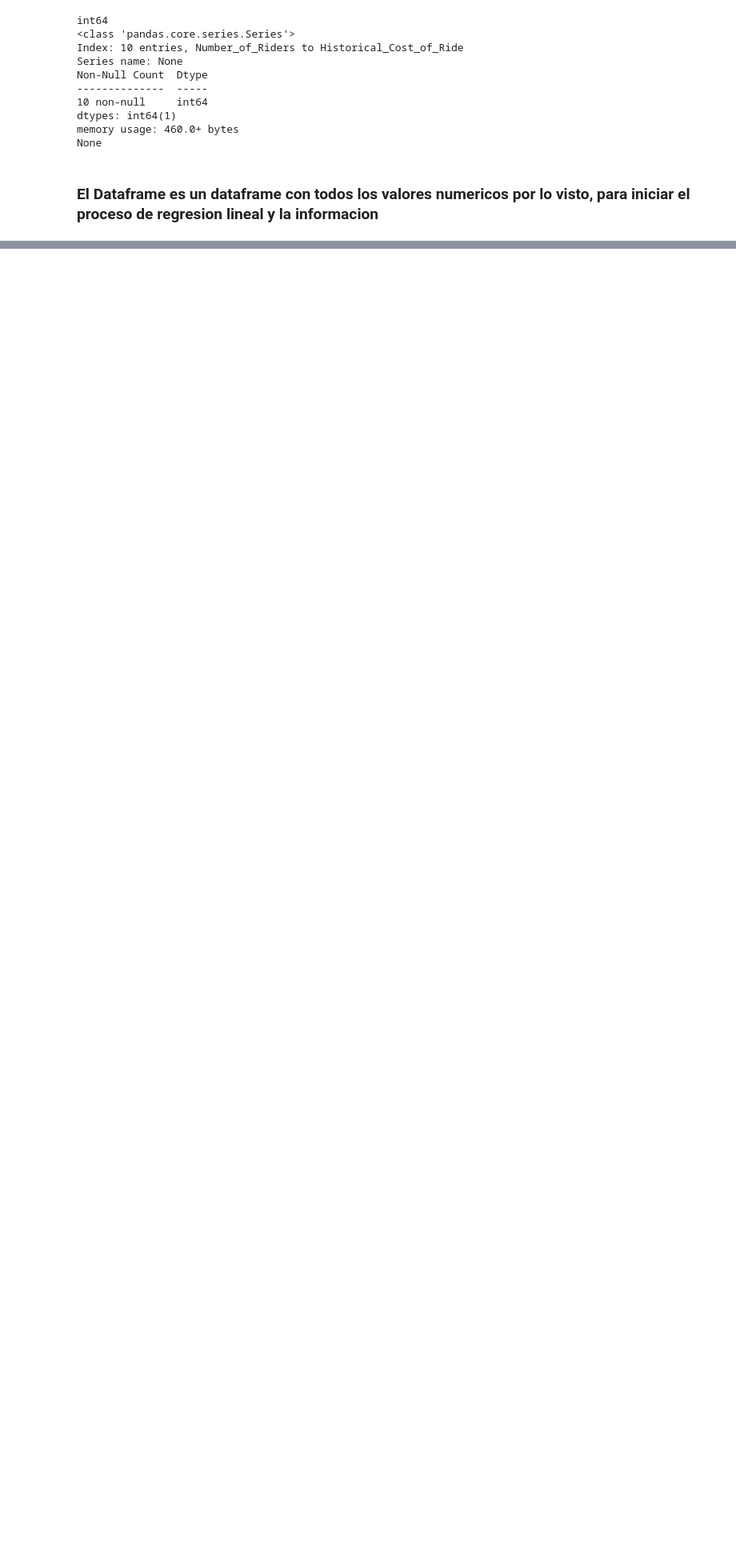
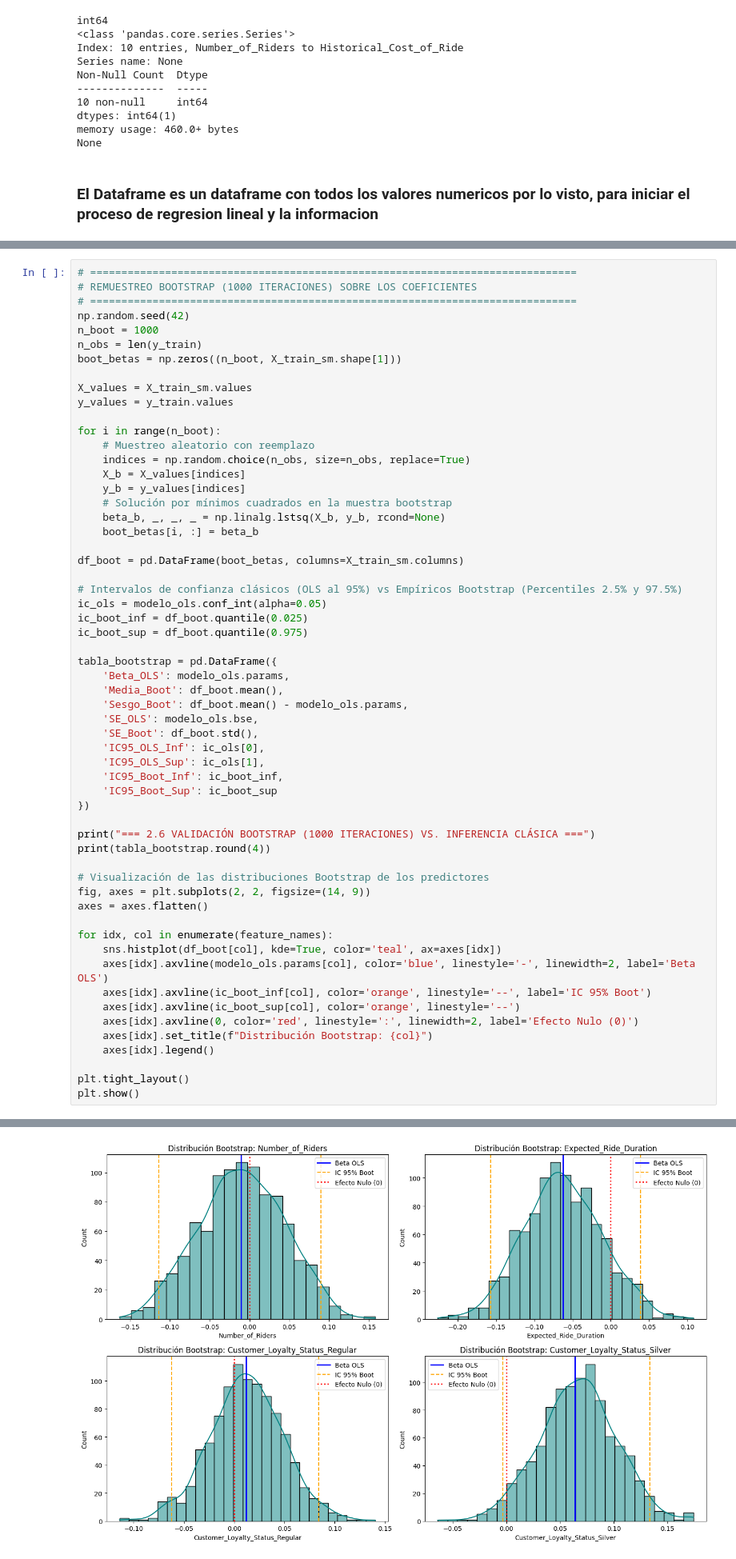
Before and after one commit to fjnarvaezo1-dotcom/Lineal-regresion-machine-learning, a Jupyter notebook: Tarea_3_–_Componente_práctico_Práctica_simulada_Métodos_Estadísticos_en_la_Ciencia_de_Datos_y_Analítica_.ipynb, the cells around one changed output, grey strips where cells are left out. Shown at 80% size. Saved outputs shown, nothing was run; the diff lists cells and outputs as text; blank space fills up the shorter version.

```diff
--- a/Tarea_3_–_Componente_práctico_Práctica_simulada_Métodos_Estadísticos_en_la_Ciencia_de_Datos_y_Analítica_.ipynb
+++ b/Tarea_3_–_Componente_práctico_Práctica_simulada_Métodos_Estadísticos_en_la_Ciencia_de_Datos_y_Analítica_.ipynb
@@ -71,0 +542,59 @@ None
+# %%
+# ==============================================================================
+# REMUESTREO BOOTSTRAP (1000 ITERACIONES) SOBRE LOS COEFICIENTES
+# ==============================================================================
+np.random.seed(42)
+n_boot = 1000
+n_obs = len(y_train)
+boot_betas = np.zeros((n_boot, X_train_sm.shape[1]))
+
+X_values = X_train_sm.values
+y_values = y_train.values
+
+for i in range(n_boot):
+    # Muestreo aleatorio con reemplazo
+    indices = np.random.choice(n_obs, size=n_obs, replace=True)
+    X_b = X_values[indices]
+    y_b = y_values[indices]
+    # Solución por mínimos cuadrados en la muestra bootstrap
+    beta_b, _, _, _ = np.linalg.lstsq(X_b, y_b, rcond=None)
+    boot_betas[i, :] = beta_b
+
+df_boot = pd.DataFrame(boot_betas, columns=X_train_sm.columns)
+
+# Intervalos de confianza clásicos (OLS al 95%) vs Empíricos Bootstrap (Percentiles 2.5% y 97.5%)
+ic_ols = modelo_ols.conf_int(alpha=0.05)
+ic_boot_inf = df_boot.quantile(0.025)
+ic_boot_sup = df_boot.quantile(0.975)
+
+tabla_bootstrap = pd.DataFrame({
+    'Beta_OLS': modelo_ols.params,
+    'Media_Boot': df_boot.mean(),
+    'Sesgo_Boot': df_boot.mean() - modelo_ols.params,
+    'SE_OLS': modelo_ols.bse,
+    'SE_Boot': df_boot.std(),
+    'IC95_OLS_Inf': ic_ols[0],
+    'IC95_OLS_Sup': ic_ols[1],
+    'IC95_Boot_Inf': ic_boot_inf,
+    'IC95_Boot_Sup': ic_boot_sup
+})
+
+print("=== 2.6 VALIDACIÓN BOOTSTRAP (1000 ITERACIONES) VS. INFERENCIA CLÁSICA ===")
+print(tabla_bootstrap.round(4))
+
+# Visualización de las distribuciones Bootstrap de los predictores
+fig, axes = plt.subplots(2, 2, figsize=(14, 9))
+axes = axes.flatten()
+
+for idx, col in enumerate(feature_names):
+    sns.histplot(df_boot[col], kde=True, color='teal', ax=axes[idx])
+    axes[idx].axvline(modelo_ols.params[col], color='blue', linestyle='-', linewidth=2, label='Beta OLS')
+    axes[idx].axvline(ic_boot_inf[col], color='orange', linestyle='--', label='IC 95% Boot')
+    axes[idx].axvline(ic_boot_sup[col], color='orange', linestyle='--')
+    axes[idx].axvline(0, color='red', linestyle=':', linewidth=2, label='Efecto Nulo (0)')
+    axes[idx].set_title(f"Distribución Bootstrap: {col}")
+    axes[idx].legend()
+
+plt.tight_layout()
+plt.show()
+# %% [output]
@@ -71,0 +618 @@ None
+[figure, added]
```
Also changed, not shown: parts of 21 cells of this notebook.
